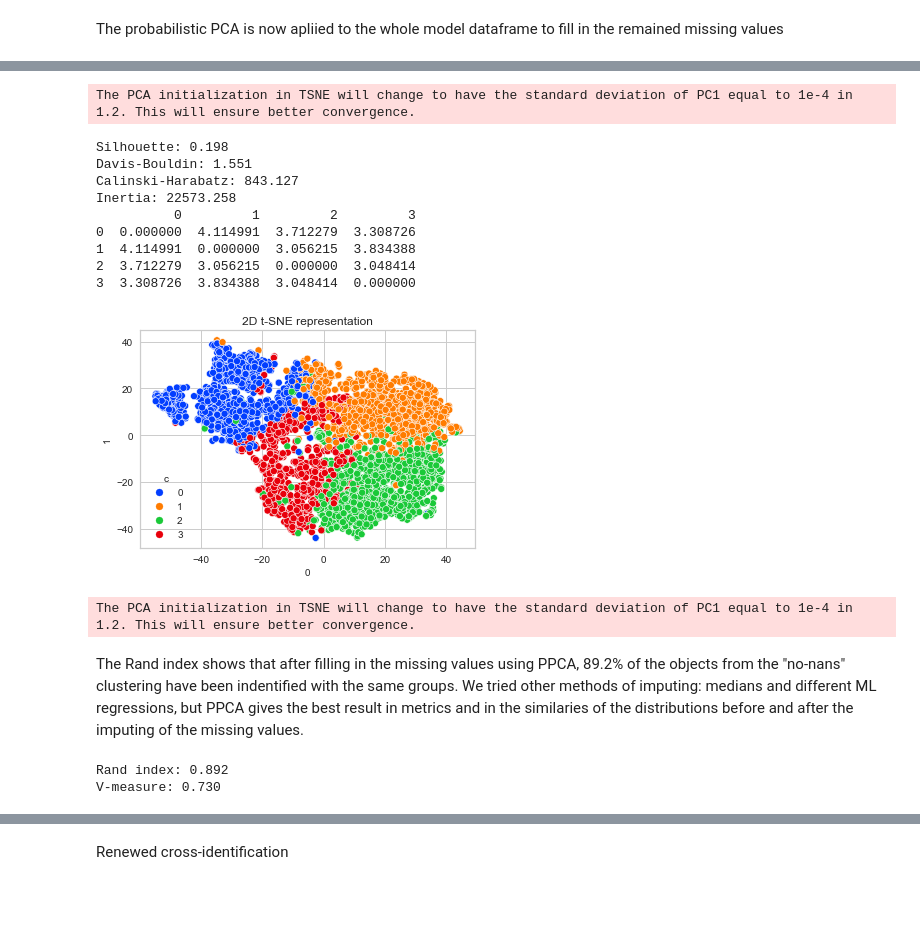
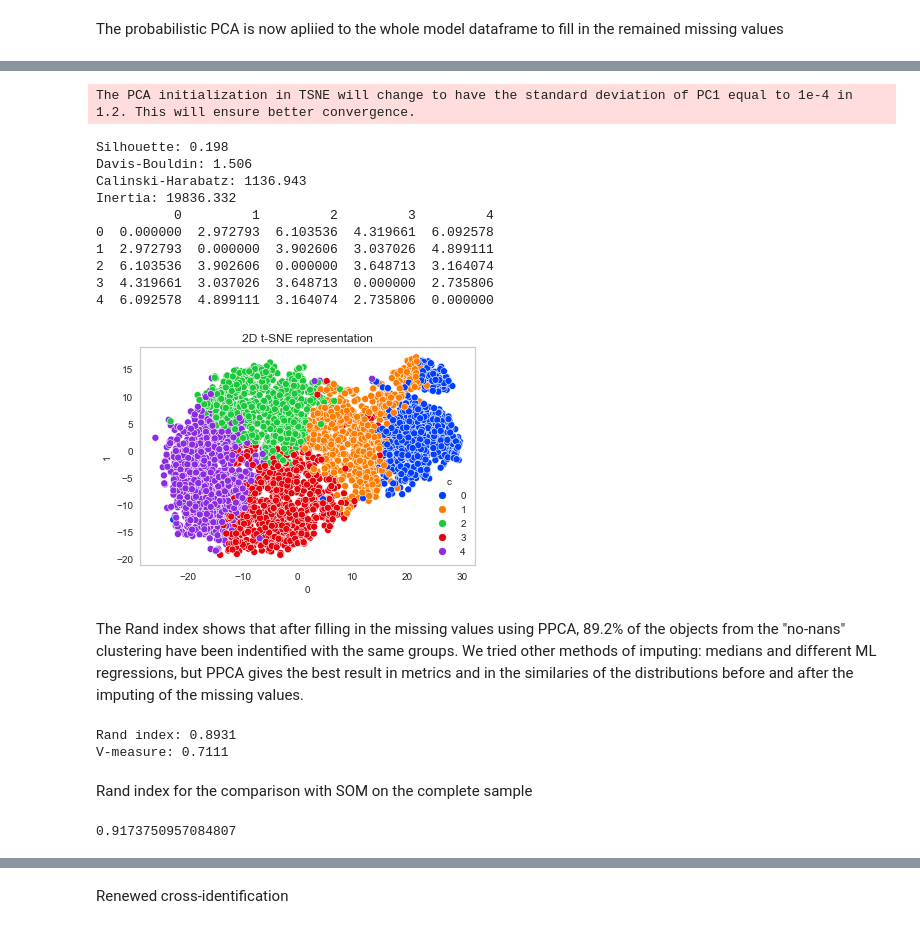
Before and after one commit to DKudryavtsev/BZCAT-Clustering, a Jupyter notebook: main_model.ipynb, the cells around one changed output, grey strips where cells are left out. Drawn from its saved outputs; the diff is of its cells as text; code cells hidden in the pictures; blank space fills up the shorter version.

```diff
--- a/main_model.ipynb
+++ b/main_model.ipynb
@@ -149,11 +176,11 @@ model_df.drop(columns=['log_radio_luminosity'], inplace=True)
 # %% [markdown]
 Converting optical variabilities to the logarithmic scale
 # %%
-model_df['g_var'] = np.log(model_df['g_var'])
-model_df['r_var'] = np.log(model_df['r_var'])
-model_df['i_var'] = np.log(model_df['i_var'])
-model_df['z_var'] = np.log(model_df['z_var'])
-model_df['y_var'] = np.log(model_df['y_var'])
+#model_df['g_var'] = np.log(model_df['g_var'])
+#model_df['r_var'] = np.log(model_df['r_var'])
+#model_df['i_var'] = np.log(model_df['i_var'])
+#model_df['z_var'] = np.log(model_df['z_var'])
+#model_df['y_var'] = np.log(model_df['y_var'])
 # %% [markdown]
 There is a small artificial peak near $\rm{ var}_{7.7}=1$ in the distribution of the radio variability at 7.7 GHz. Let's try to clean it.
 # %%
@@ -177,4 +200,4 @@ The number of points to be converted to NaNs: 32
 # %%
-model_df.mask(mask, np.NaN, inplace=True)
+#model_df.mask(mask, np.NaN, inplace=True)
 
-sns.histplot(data=model_df, x='var_7.7', bins=30);
+#sns.histplot(data=model_df, x='var_7.7', bins=30);
@@ -390,11 +443,12 @@ def ppca_transform(df, cols, model_name):
 
     return out_col
 # %%
-model_df['radio_var'] = ppca_transform(model_df, radio_vars, 'radio_vars')
-model_df['opt_var'] = ppca_transform(model_df, opt_vars, 'opt_vars')
+#model_df['radio_var'] = ppca_transform(model_df, radio_vars, 'radio_vars')
+#model_df['opt_var'] = ppca_transform(model_df, opt_vars, 'opt_vars')
 model_df['shortwl_flux'] = ppca_transform(model_df, shortwl_fluxes, 'shortwl_fluxes')
 model_df['radio_flux'] = ppca_transform(model_df, radio_fluxes, 'radio_fluxes')
-cols_drop = radio_vars + opt_vars + shortwl_fluxes + radio_fluxes
+#cols_drop = radio_vars + opt_vars + shortwl_fluxes + radio_fluxes
+cols_drop = shortwl_fluxes + radio_fluxes
 model_df.drop(columns=cols_drop, inplace=True)
 
 scaler2 = StandardScaler()
@@ -403,7 +457,8 @@ model_df = pd.DataFrame(scaler2.fit_transform(model_df),
 with open('data/model/scaler2.pkl', 'wb') as f:
         pickle.dump(scaler2, f)
 
-new_cols = ['radio_var', 'opt_var', 'shortwl_flux', 'radio_flux']
+#new_cols = ['radio_var', 'opt_var', 'shortwl_flux', 'radio_flux']
+new_cols = ['shortwl_flux', 'radio_flux']
 bzcat[new_cols] = model_df[new_cols]
 # %% [markdown]
 ---
@@ -530,5 +583,5 @@ Final feature selection. I drop the alpha spectral indices: the experiments have
 # %%
-model_df.drop(columns=['alpha_2.3-4.8', 'alpha_4.8-7.7', 'Radio_radio_hard'], inplace=True)
+model_df.drop(columns=['alpha_2.3-4.8', 'alpha_4.8-7.7', 'radio_radio'], inplace=True)
 # %% [markdown]
 The final model dataframe
 # %%
@@ -801,39 +992,34 @@ plot_metrics(X)
 # %%
-make_kmeans_clusters(X, bzcat_ppca, 4, 50)
+make_kmeans_clusters(X, bzcat_ppca, 5, 150)
 # %% [output]
 The PCA initialization in TSNE will change to have the standard deviation of PC1 equal to 1e-4 in 1.2. This will ensure better convergence.
 Silhouette: 0.198
-Davis-Bouldin: 1.551
-Calinski-Harabatz: 843.127
-Inertia: 22573.258
-          0         1         2         3
-0  0.000000  4.114991  3.712279  3.308726
-1  4.114991  0.000000  3.056215  3.834388
-2  3.712279  3.056215  0.000000  3.048414
-3  3.308726  3.834388  3.048414  0.000000
+Davis-Bouldin: 1.506
+Calinski-Harabatz: 1136.943
+Inertia: 19836.332
+          0         1         2         3         4
+0  0.000000  2.972793  6.103536  4.319661  6.092578
+1  2.972793  0.000000  3.902606  3.037026  4.899111
+2  6.103536  3.902606  0.000000  3.648713  3.164074
+3  4.319661  3.037026  3.648713  0.000000  2.735806
+4  6.092578  4.899111  3.164074  2.735806  0.000000
-[figure, old version]
+[figure, new version]
-# %%
-kmeans = cluster.KMeans(n_clusters=4, random_state=42)
-kmeans.fit_predict(X)
-tsne = TSNE(n_components=3, perplexity=50, init='pca', learning_rate='auto',
-            random_state=42)
-df_tsne = pd.DataFrame(tsne.fit_transform(X))
-df_tsne['c'] = kmeans.labels_
-fig = px.scatter_3d(x=df_tsne[0], y=df_tsne[1], z=df_tsne[2],
-              color=df_tsne['c'], width=650, height=400)
-fig.update_traces(marker={'size':3}, marker_line_width=0.5)
-fig.show()
-# %% [output]
-The PCA initialization in TSNE will change to have the standard deviation of PC1 equal to 1e-4 in 1.2. This will ensure better convergence.
 # %% [markdown]
 The Rand index shows that after filling in the missing values using PPCA, 89.2% of the objects from the "no-nans" clustering have been indentified with the same groups. We tried other methods of imputing: medians and different ML regressions, but PPCA gives the best result in metrics and in the similaries of the distributions before and after the imputing of the missing values.
 # %%
 nonan_df = bzcat_ppca.loc[bzcat_pca_dropna.index]
-print('Rand index: {:.3f}'.format(
+print('Rand index: {:.4f}'.format(
     metrics.rand_score(bzcat_pca_dropna['cluster_kmeans'], nonan_df['cluster_kmeans'])))
-print('V-measure: {:.3f}'.format(
+print('V-measure: {:.4f}'.format(
     metrics.v_measure_score(bzcat_pca_dropna['cluster_kmeans'], nonan_df['cluster_kmeans'])))
 # %% [output]
-Rand index: 0.892
-V-measure: 0.730
+Rand index: 0.8931
+V-measure: 0.7111
+# %% [markdown]
+Rand index for the comparison with SOM on the complete sample
+# %%
+som_imputed = pd.read_csv('data/SOM_clusters_imputed.csv')
+print(metrics.rand_score(bzcat_ppca['cluster_kmeans'], som_imputed['cluster_SOM']))
+# %% [output]
+0.9173750957084807
 # %% [markdown]
```
Also changed, not shown: parts of 80 cells of this notebook, 11 other files.
